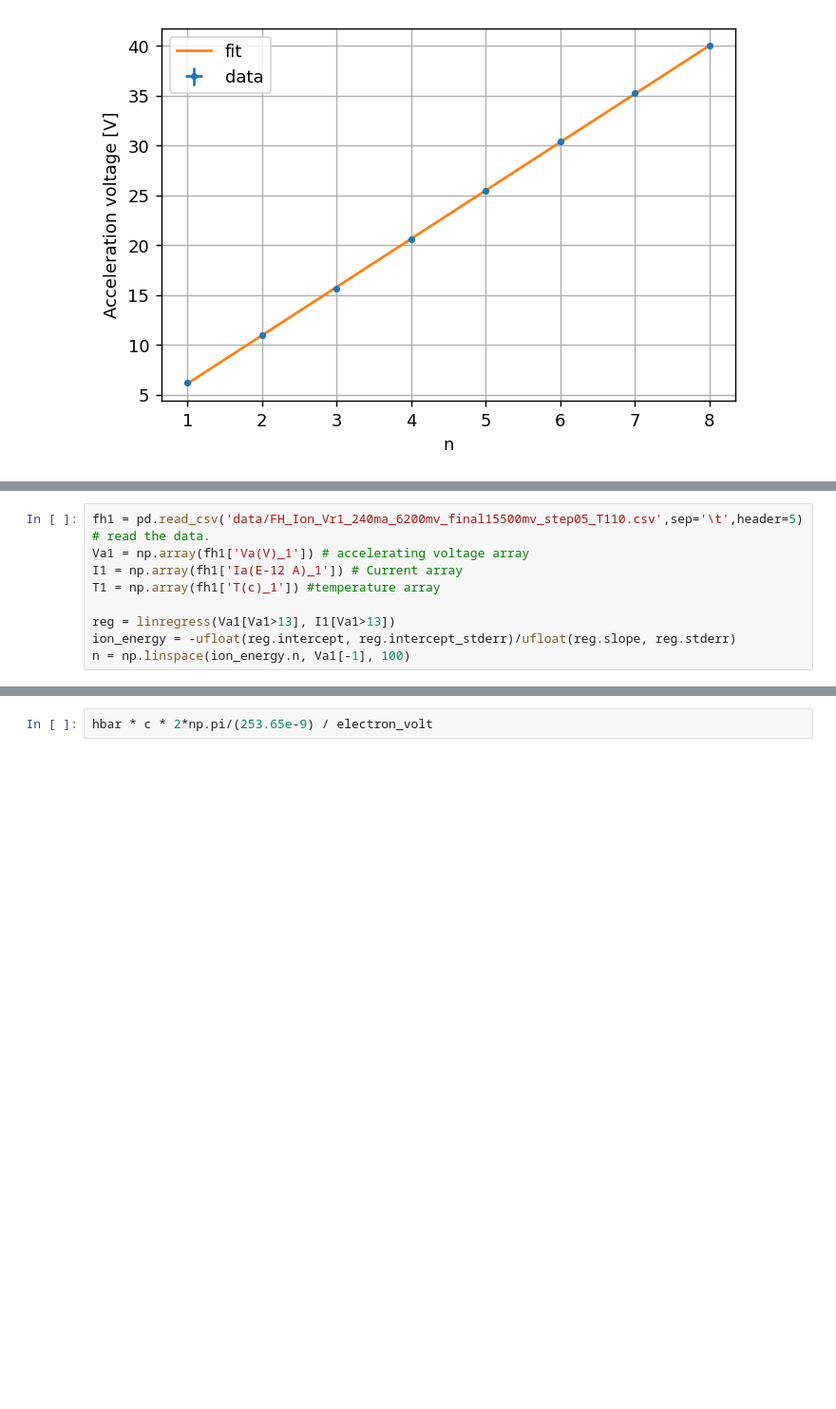
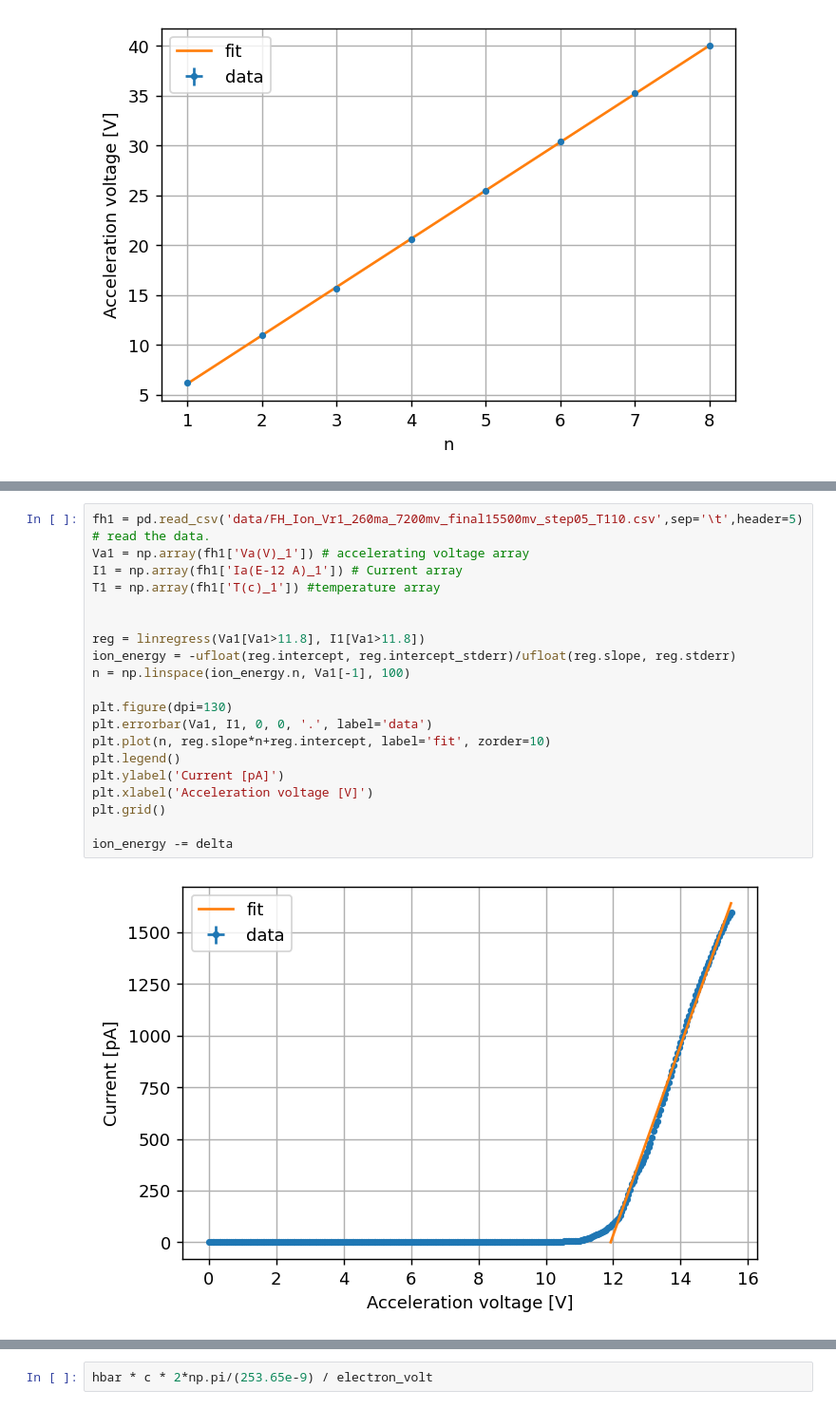
Before and after one commit to FlipperCoin/lab-4, a Jupyter notebook: franck_hertz/franck_hertz.ipynb, the cells around one changed output, grey strips where cells are left out. Shown: that part at 95% size. Drawn from its saved outputs; the diff is of its cells as text; blank space fills up the shorter version.

```diff
--- a/franck_hertz/franck_hertz.ipynb
+++ b/franck_hertz/franck_hertz.ipynb
@@ -169,9 +176,22 @@ plt.show()
 # %%
-fh1 = pd.read_csv('data/FH_Ion_Vr1_240ma_6200mv_final15500mv_step05_T110.csv',sep='\t',header=5) # read the data.
+fh1 = pd.read_csv('data/FH_Ion_Vr1_260ma_7200mv_final15500mv_step05_T110.csv',sep='\t',header=5) # read the data.
 Va1 = np.array(fh1['Va(V)_1']) # accelerating voltage array
 I1 = np.array(fh1['Ia(E-12 A)_1']) # Current array
 T1 = np.array(fh1['T(c)_1']) #temperature array
 
-reg = linregress(Va1[Va1>13], I1[Va1>13])
+
+reg = linregress(Va1[Va1>11.8], I1[Va1>11.8])
 ion_energy = -ufloat(reg.intercept, reg.intercept_stderr)/ufloat(reg.slope, reg.stderr)
 n = np.linspace(ion_energy.n, Va1[-1], 100)
+
+plt.figure(dpi=130)
+plt.errorbar(Va1, I1, 0, 0, '.', label='data')
+plt.plot(n, reg.slope*n+reg.intercept, label='fit', zorder=10)
+plt.legend()
+plt.ylabel('Current [pA]')
+plt.xlabel('Acceleration voltage [V]')
+plt.grid()
+
+ion_energy -= delta
+# %% [output]
+[figure, added]
```
Also changed, not shown: parts of 29 cells of this notebook.
